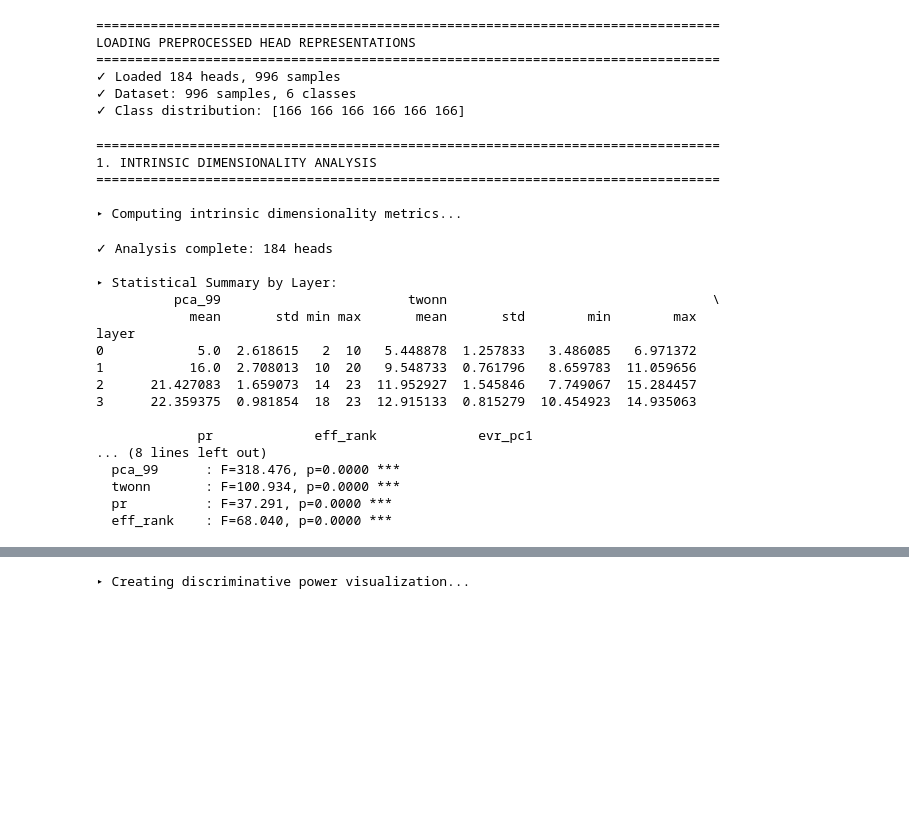
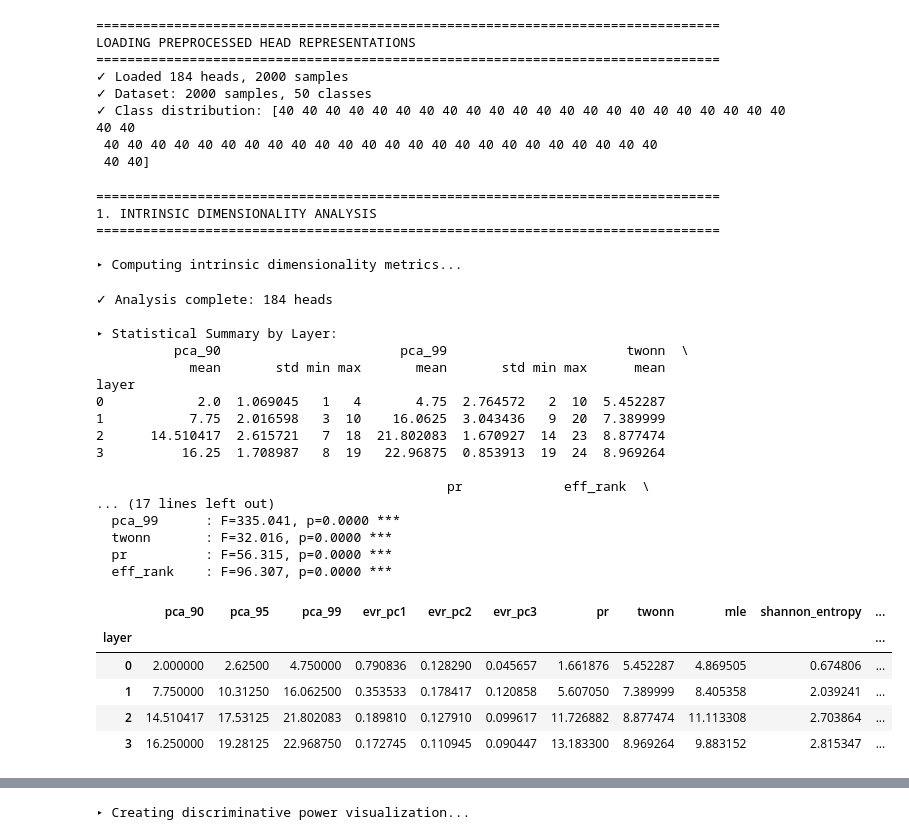
Before and after one commit to lorenzo-arcioni/ResiDual-CLAP, a Jupyter notebook: src/residual_analysis.ipynb, the cells around one changed output, grey strips where cells are left out. Saved outputs shown, nothing was run; the diff lists cells and outputs as text; code cells hidden in the pictures; blank space fills up the shorter version.

```diff
--- a/src/residual_analysis.ipynb
+++ b/src/residual_analysis.ipynb
@@ -64,7 +64,7 @@ print("="*80)
 print("LOADING PREPROCESSED HEAD REPRESENTATIONS")
 print("="*80)
 
-DATASET = "VocalSound"
+DATASET = "ESC50"
 
 loaded = torch.load('heads_representations/' + DATASET.lower() + "_head_outputs_final.pt", map_location="cpu", weights_only=False)
 head_outputs_final = loaded["head_outputs_final"]
@@ -80,9 +80,11 @@ print(f"✓ Class distribution: {np.bincount(sample_labels)}")
 ================================================================================
 LOADING PREPROCESSED HEAD REPRESENTATIONS
 ================================================================================
-✓ Loaded 184 heads, 996 samples
-✓ Dataset: 996 samples, 6 classes
-✓ Class distribution: [166 166 166 166 166 166]
+✓ Loaded 184 heads, 2000 samples
+✓ Dataset: 2000 samples, 50 classes
+✓ Class distribution: [40 40 40 40 40 40 40 40 40 40 40 40 40 40 40 40 40 40 40 40 40 40 40 40
+ 40 40 40 40 40 40 40 40 40 40 40 40 40 40 40 40 40 40 40 40 40 40 40 40
+ 40 40]
 # %%
 # ============================================================================
 # 1. INTRINSIC DIMENSIONALITY ANALYSIS
@@ -173,6 +175,7 @@ print(f"✓ Analysis complete: {len(id_df)} heads")
 # Statistical summary
 print("\n▸ Statistical Summary by Layer:")
 summary = id_df.groupby('layer').agg({
+    'pca_90': ['mean', 'std', 'min', 'max'],
     'pca_99': ['mean', 'std', 'min', 'max'],
     'twonn': ['mean', 'std', 'min', 'max'],
     'pr': ['mean', 'std'],
@@ -183,7 +186,7 @@ print(summary)
 
 # Statistical tests (ANOVA across layers)
 print("\n▸ Statistical Tests (One-way ANOVA):")
-for metric in ['pca_99', 'twonn', 'pr', 'eff_rank']:
+for metric in ['pca_90', 'pca_99', 'twonn', 'pr', 'eff_rank']:
     groups = [id_df[id_df['layer'] == l][metric].dropna() for l in range(4)]
     f_stat, p_val = stats.f_oneway(*groups)
     print(f"  {metric:12s}: F={f_stat:.3f}, p={p_val:.4f} {'***' if p_val < 0.001 else '**' if p_val < 0.01 else '*' if p_val < 0.05 else 'n.s.'}")
@@ -196,17 +199,17 @@ for metric in ['pca_99', 'twonn', 'pr', 'eff_rank']:
 ✓ Analysis complete: 184 heads
 
 ▸ Statistical Summary by Layer:
-          pca_99                        twonn                                  \
-            mean       std min max       mean       std        min        max
+          pca_90                       pca_99                       twonn  \
+            mean       std min max       mean       std min max      mean
 layer
-0            5.0  2.618615   2  10   5.448878  1.257833   3.486085   6.971372
-1           16.0  2.708013  10  20   9.548733  0.761796   8.659783  11.059656
-2      21.427083  1.659073  14  23  11.952927  1.545846   7.749067  15.284457
-3      22.359375  0.981854  18  23  12.915133  0.815279  10.454923  14.935063
+0            2.0  1.069045   1   4       4.75  2.764572   2  10  5.452287
+1           7.75  2.016598   3  10    16.0625  3.043436   9  20  7.389999
+2      14.510417  2.615721   7  18  21.802083  1.670927  14  23  8.877474
+3          16.25  1.708987   8  19   22.96875  0.853913  19  24  8.969264
 
-             pr             eff_rank             evr_pc1
-... (8 lines left out)
-  pca_99      : F=318.476, p=0.0000 ***
-  twonn       : F=100.934, p=0.0000 ***
-  pr          : F=37.291, p=0.0000 ***
-  eff_rank    : F=68.040, p=0.0000 ***
+                                             pr             eff_rank  \
+... (17 lines left out)
+  pca_99      : F=335.041, p=0.0000 ***
+  twonn       : F=32.016, p=0.0000 ***
+  pr          : F=56.315, p=0.0000 ***
+  eff_rank    : F=96.307, p=0.0000 ***
@@ -213,3 +224,12 @@ layer
+# %%
+id_df.groupby('layer').mean(numeric_only=True)
+# %% [output]
+|  | pca_90 | pca_95 | pca_99 | evr_pc1 | evr_pc2 | evr_pc3 | pr | twonn | mle | shannon_entropy | ... |
+| layer |  |  |  |  |  |  |  |  |  |  | ... |
+| 0 | 2.000000 | 2.62500 | 4.750000 | 0.790836 | 0.128290 | 0.045657 | 1.661876 | 5.452287 | 4.869505 | 0.674806 | ... |
+| 1 | 7.750000 | 10.31250 | 16.062500 | 0.353533 | 0.178417 | 0.120858 | 5.607050 | 7.389999 | 8.405358 | 2.039241 | ... |
+| 2 | 14.510417 | 17.53125 | 21.802083 | 0.189810 | 0.127910 | 0.099617 | 11.726882 | 8.877474 | 11.113308 | 2.703864 | ... |
+| 3 | 16.250000 | 19.28125 | 22.968750 | 0.172745 | 0.110945 | 0.090447 | 13.183300 | 8.969264 | 9.883152 | 2.815347 | ... |
 # %%
 # ============================================================================
 # BLOCK-WISE METRICS VISUALIZATION (INTEGRATED VERSION)
```
Also changed, not shown: parts of 12 cells of this notebook, 4 other files.
